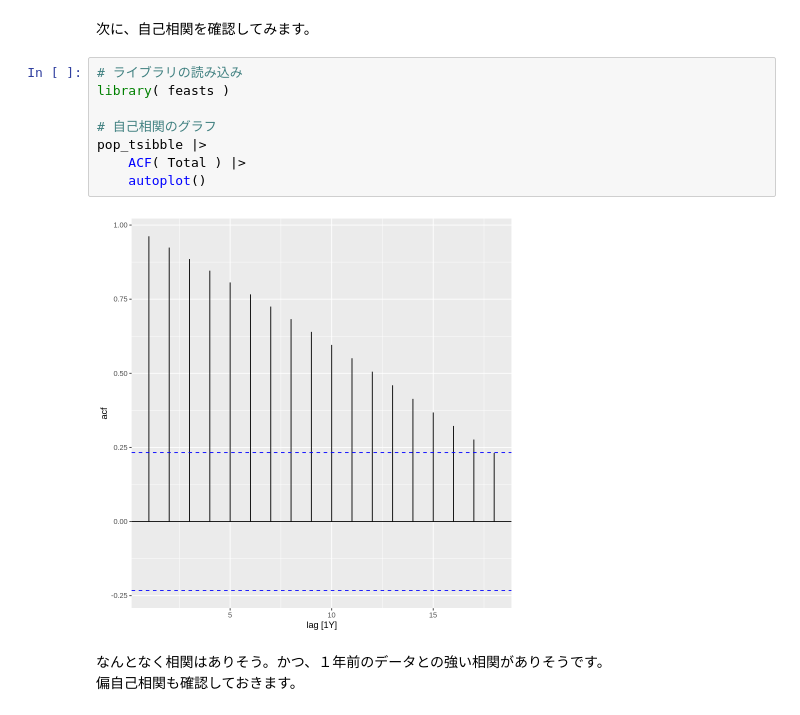
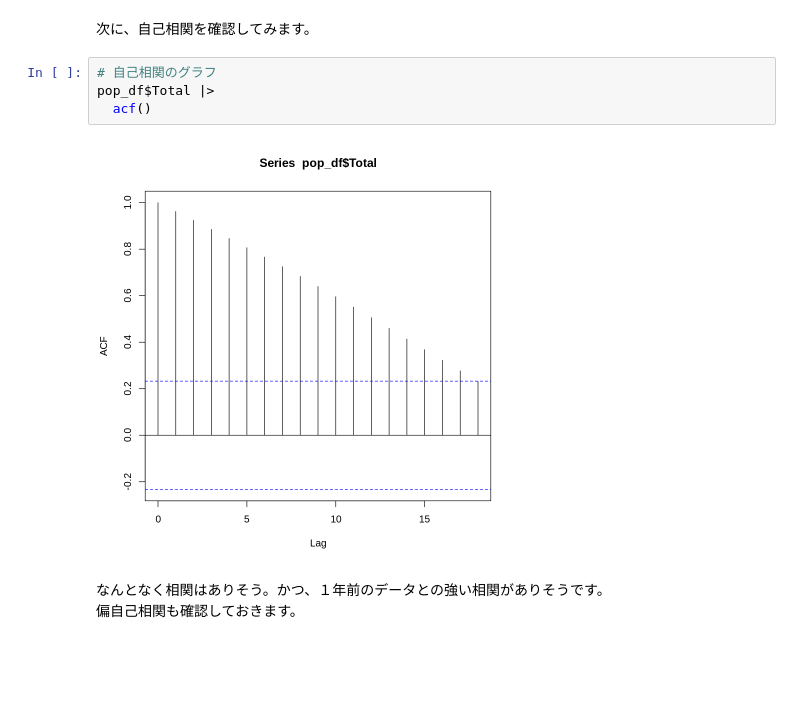
Before and after one commit to u-10bei/Population_Projections, a Jupyter notebook: ipynb/R_ARIMA_1.ipynb, the cells around one changed output. Saved outputs shown, nothing was run; the diff lists cells and outputs as text; blank space fills up the shorter version.

```diff
--- a/ipynb/R_ARIMA_1.ipynb
+++ b/ipynb/R_ARIMA_1.ipynb
@@ -77,15 +78,11 @@ pop_tsibble |>
 # %% [markdown]
 次に、自己相関を確認してみます。
-# %%
-# ライブラリの読み込み
-library( feasts )
-
-# 自己相関のグラフ
-pop_tsibble |>
-    ACF( Total ) |>
-    autoplot()
-# %% [output]
-[figure, removed]
+# %%
+# 自己相関のグラフ
+pop_df$Total |>
+  acf()
+# %% [output]
+[figure, added]
 # %% [markdown]
 なんとなく相関はありそう。かつ、１年前のデータとの強い相関がありそうです。
 偏自己相関も確認しておきます。
```
Also changed, not shown: parts of 9 cells of this notebook.
